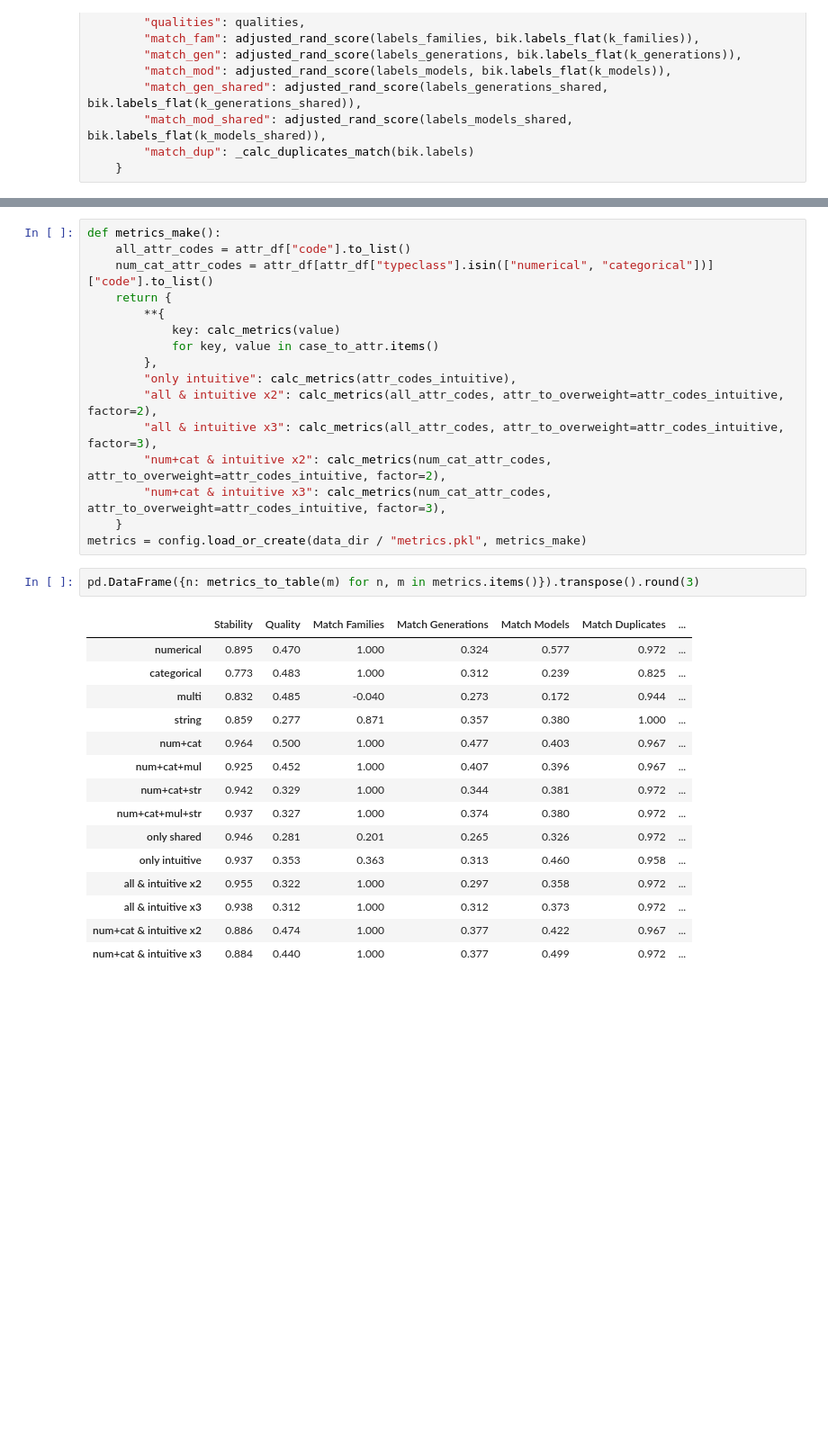
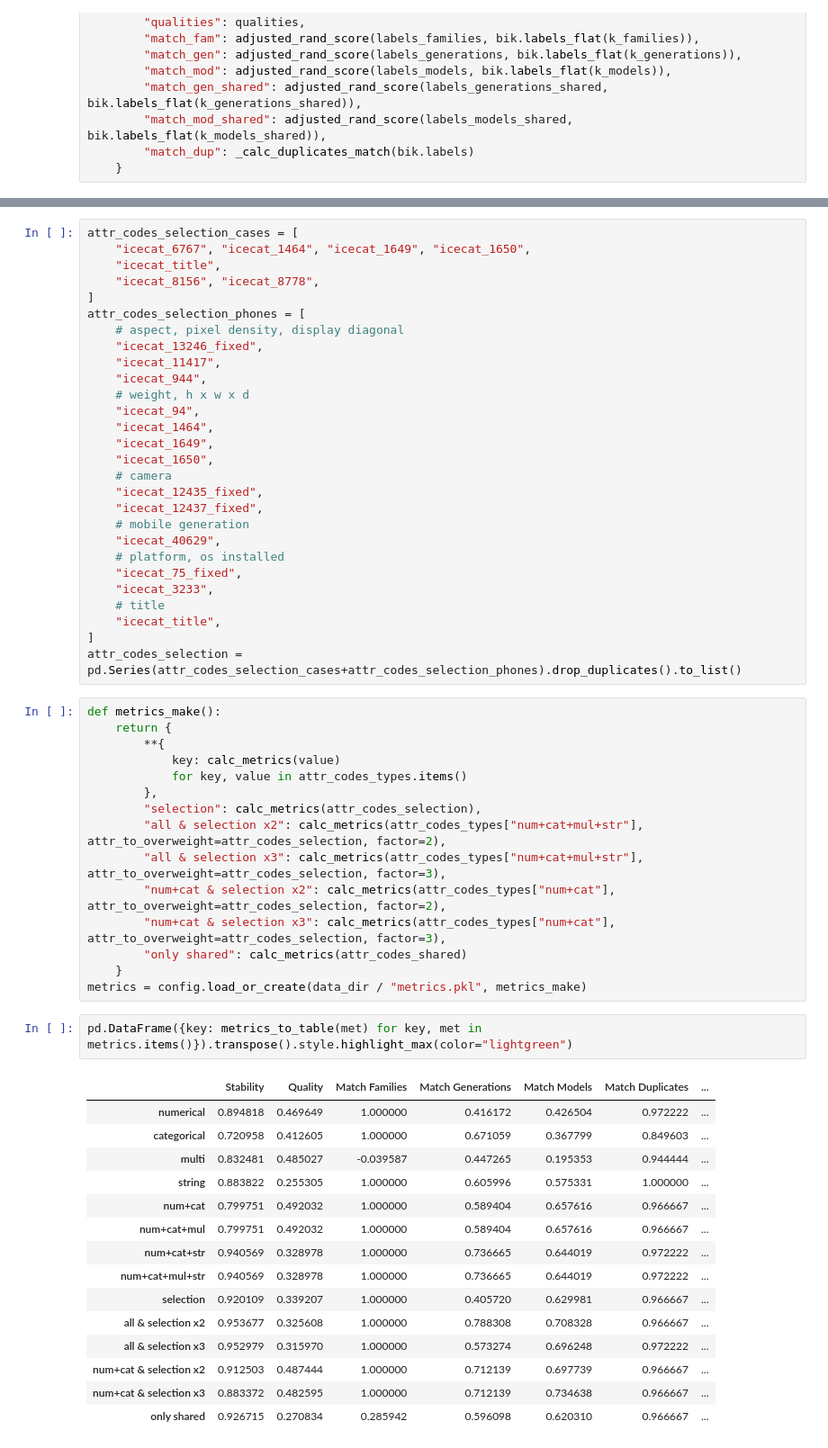
Before and after one commit to hd-code/ma-product-clustering, a Jupyter notebook: cluster-analysis/notebooks/clustering/3-both.ipynb, the cells around one changed output, grey strips where cells are left out. Shown at 90% size. Cells and saved outputs as stored; diff of their text form; blank space fills up the shorter version.

Commit message:
added all tables and graphics for chapter 5

```diff
--- a/cluster-analysis/notebooks/clustering/3-both.ipynb
+++ b/cluster-analysis/notebooks/clustering/3-both.ipynb
@@ -359,34 +304,61 @@ attr_codes_intuitive
+# %%
+attr_codes_selection_cases = [
+    "icecat_6767", "icecat_1464", "icecat_1649", "icecat_1650",
+    "icecat_title",
+    "icecat_8156", "icecat_8778",
+]
+attr_codes_selection_phones = [
+    # aspect, pixel density, display diagonal
+    "icecat_13246_fixed",
+    "icecat_11417",
+    "icecat_944",
+    # weight, h x w x d
+    "icecat_94",
+    "icecat_1464",
+    "icecat_1649",
+    "icecat_1650",
+    # camera
+    "icecat_12435_fixed",
+    "icecat_12437_fixed",
+    # mobile generation
+    "icecat_40629",
+    # platform, os installed
+    "icecat_75_fixed",
+    "icecat_3233",
+    # title
+    "icecat_title",
+]
+attr_codes_selection = pd.Series(attr_codes_selection_cases+attr_codes_selection_phones).drop_duplicates().to_list()
 # %%
 def metrics_make():
-    all_attr_codes = attr_df["code"].to_list()
-    num_cat_attr_codes = attr_df[attr_df["typeclass"].isin(["numerical", "categorical"])]["code"].to_list()
     return {
         **{
             key: calc_metrics(value)
-            for key, value in case_to_attr.items()
+            for key, value in attr_codes_types.items()
         },
-        "only intuitive": calc_metrics(attr_codes_intuitive),
-        "all & intuitive x2": calc_metrics(all_attr_codes, attr_to_overweight=attr_codes_intuitive, factor=2),
-        "all & intuitive x3": calc_metrics(all_attr_codes, attr_to_overweight=attr_codes_intuitive, factor=3),
-        "num+cat & intuitive x2": calc_metrics(num_cat_attr_codes, attr_to_overweight=attr_codes_intuitive, factor=2),
-        "num+cat & intuitive x3": calc_metrics(num_cat_attr_codes, attr_to_overweight=attr_codes_intuitive, factor=3),
+        "selection": calc_metrics(attr_codes_selection),
+        "all & selection x2": calc_metrics(attr_codes_types["num+cat+mul+str"], attr_to_overweight=attr_codes_selection, factor=2),
+        "all & selection x3": calc_metrics(attr_codes_types["num+cat+mul+str"], attr_to_overweight=attr_codes_selection, factor=3),
+        "num+cat & selection x2": calc_metrics(attr_codes_types["num+cat"], attr_to_overweight=attr_codes_selection, factor=2),
+        "num+cat & selection x3": calc_metrics(attr_codes_types["num+cat"], attr_to_overweight=attr_codes_selection, factor=3),
+        "only shared": calc_metrics(attr_codes_shared)
     }
 metrics = config.load_or_create(data_dir / "metrics.pkl", metrics_make)
 # %%
-pd.DataFrame({n: metrics_to_table(m) for n, m in metrics.items()}).transpose().round(3)
+pd.DataFrame({key: metrics_to_table(met) for key, met in metrics.items()}).transpose().style.highlight_max(color="lightgreen")
 # %% [output]
 |  | Stability | Quality | Match Families | Match Generations | Match Models | Match Duplicates | ... |
-| numerical | 0.895 | 0.470 | 1.000 | 0.324 | 0.577 | 0.972 | ... |
-| categorical | 0.773 | 0.483 | 1.000 | 0.312 | 0.239 | 0.825 | ... |
-| multi | 0.832 | 0.485 | -0.040 | 0.273 | 0.172 | 0.944 | ... |
-| string | 0.859 | 0.277 | 0.871 | 0.357 | 0.380 | 1.000 | ... |
-| num+cat | 0.964 | 0.500 | 1.000 | 0.477 | 0.403 | 0.967 | ... |
-| num+cat+mul | 0.925 | 0.452 | 1.000 | 0.407 | 0.396 | 0.967 | ... |
-| num+cat+str | 0.942 | 0.329 | 1.000 | 0.344 | 0.381 | 0.972 | ... |
-| num+cat+mul+str | 0.937 | 0.327 | 1.000 | 0.374 | 0.380 | 0.972 | ... |
-| only shared | 0.946 | 0.281 | 0.201 | 0.265 | 0.326 | 0.972 | ... |
-| only intuitive | 0.937 | 0.353 | 0.363 | 0.313 | 0.460 | 0.958 | ... |
-| all & intuitive x2 | 0.955 | 0.322 | 1.000 | 0.297 | 0.358 | 0.972 | ... |
-| all & intuitive x3 | 0.938 | 0.312 | 1.000 | 0.312 | 0.373 | 0.972 | ... |
-| num+cat & intuitive x2 | 0.886 | 0.474 | 1.000 | 0.377 | 0.422 | 0.967 | ... |
-| num+cat & intuitive x3 | 0.884 | 0.440 | 1.000 | 0.377 | 0.499 | 0.972 | ... |
+| numerical | 0.894818 | 0.469649 | 1.000000 | 0.416172 | 0.426504 | 0.972222 | ... |
+| categorical | 0.720958 | 0.412605 | 1.000000 | 0.671059 | 0.367799 | 0.849603 | ... |
+| multi | 0.832481 | 0.485027 | -0.039587 | 0.447265 | 0.195353 | 0.944444 | ... |
+| string | 0.883822 | 0.255305 | 1.000000 | 0.605996 | 0.575331 | 1.000000 | ... |
+| num+cat | 0.799751 | 0.492032 | 1.000000 | 0.589404 | 0.657616 | 0.966667 | ... |
+| num+cat+mul | 0.799751 | 0.492032 | 1.000000 | 0.589404 | 0.657616 | 0.966667 | ... |
+| num+cat+str | 0.940569 | 0.328978 | 1.000000 | 0.736665 | 0.644019 | 0.972222 | ... |
+| num+cat+mul+str | 0.940569 | 0.328978 | 1.000000 | 0.736665 | 0.644019 | 0.972222 | ... |
+| selection | 0.920109 | 0.339207 | 1.000000 | 0.405720 | 0.629981 | 0.966667 | ... |
+| all & selection x2 | 0.953677 | 0.325608 | 1.000000 | 0.788308 | 0.708328 | 0.966667 | ... |
+| all & selection x3 | 0.952979 | 0.315970 | 1.000000 | 0.573274 | 0.696248 | 0.972222 | ... |
+| num+cat & selection x2 | 0.912503 | 0.487444 | 1.000000 | 0.712139 | 0.697739 | 0.966667 | ... |
+| num+cat & selection x3 | 0.883372 | 0.482595 | 1.000000 | 0.712139 | 0.734638 | 0.966667 | ... |
+| only shared | 0.926715 | 0.270834 | 0.285942 | 0.596098 | 0.620310 | 0.966667 | ... |
```
Also changed, not shown: parts of 28 cells of this notebook, 9 other files.
